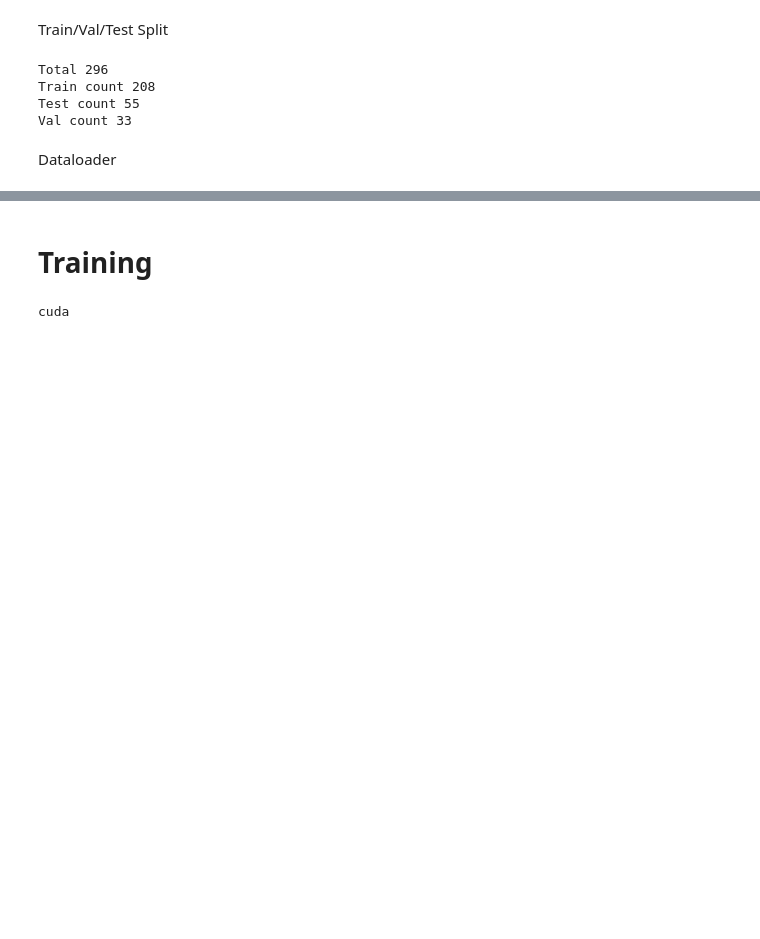
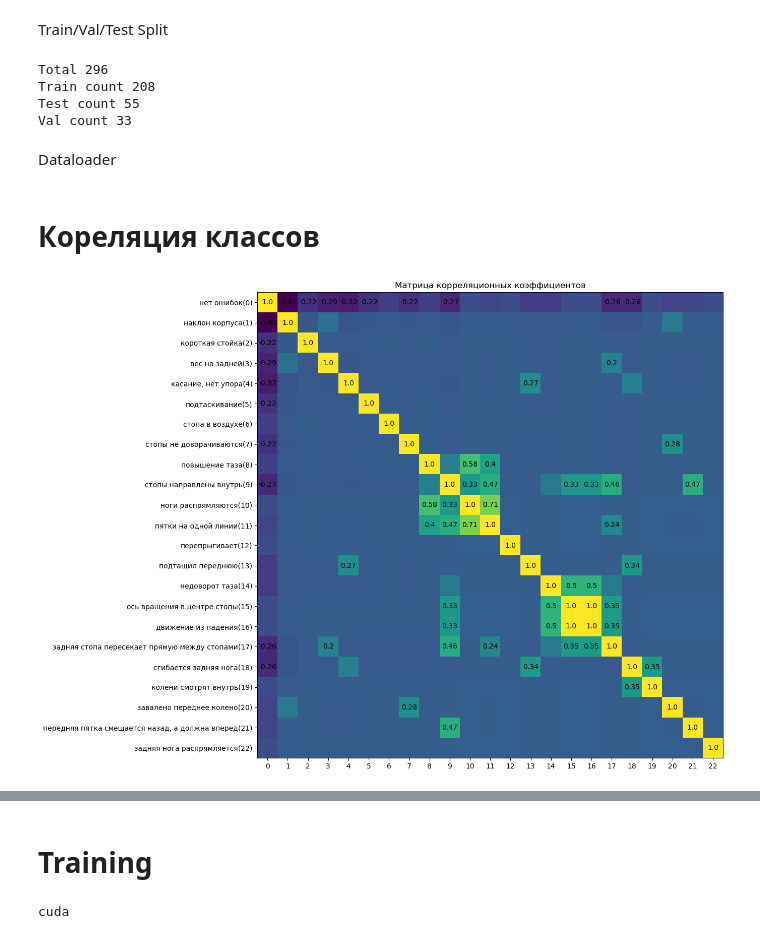
Before and after one commit to gainullinaa/aikido-auto-eval, a Jupyter notebook: cnn_cls_training.ipynb, the cells around one changed output, grey strips where cells are left out. Cells and saved outputs as stored; diff of their text form; code cells hidden in the pictures; blank space fills up the shorter version.

```diff
--- a/cnn_cls_training.ipynb
+++ b/cnn_cls_training.ipynb
@@ -264,3 +244,36 @@ batch_size = 32
 train_loader = DataLoader(train_ds, batch_size, shuffle=True)
 val_loader = DataLoader(val_ds, batch_size)
 test_loader = DataLoader(test_ds, 1, shuffle=False)
+# %% [markdown]
+# Кореляция классов
+# %%
+def encode_label_list(labels:list, class_count:int)->np.ndarray:
+    all_encodings = []
+    for lls in labels:
+        all_encodings.append(encode_label(lls, class_count).numpy())
+    return np.array(all_encodings)
+
+def show_corrs_img(corr_mat:np.ndarray, idx2error:dict):
+    ticks_idx = np.arange(corr_mat.shape[0])
+    error_names = [f"{idx2error[i]}({i})" for i in ticks_idx]
+    plt.figure(figsize=(12, 12))
+    plt.imshow(corr_mat)
+    plt.xticks(ticks_idx,ticks_idx)
+    plt.yticks(ticks_idx,error_names)
+    for y in ticks_idx:
+        for x in ticks_idx:
+            if abs(corr_mat[y, x]) >= 0.2:
+                plt.text(x, y, str(corr_mat[y, x]),
+                         horizontalalignment='center',
+                         verticalalignment='center',
+                         )
+    plt.title("Матрица корреляционных коэффициентов")
+    plt.show()
+# %%
+total_labels = train_labels + test_labels + val_labels
+all_ar_labels = encode_label_list(total_labels, len(idx2error))
+total_corrs = np.corrcoef(all_ar_labels, rowvar=False).round(2)
+total_corrs = np.nan_to_num(total_corrs)
+show_corrs_img(total_corrs, idx2error)
+# %% [output]
+[figure, added]
```
Also changed, not shown: parts of 24 cells of this notebook.
